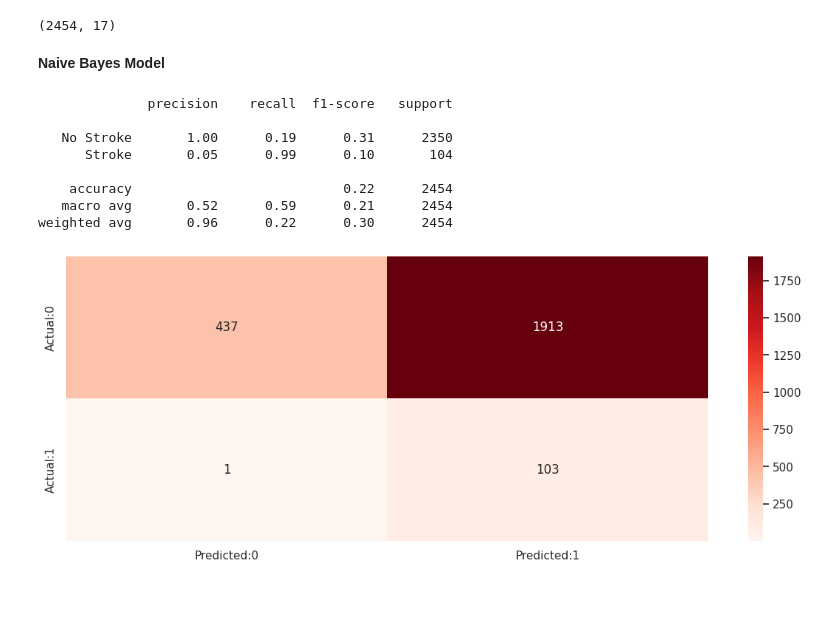
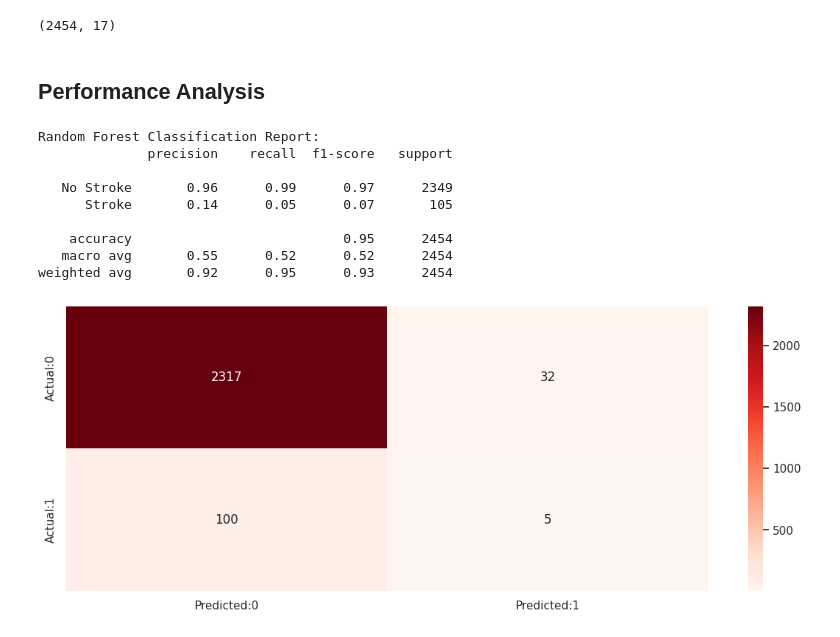
Before and after one commit to Chii2401344/BCS102_Assignment, a Jupyter notebook: BCS102_Assignment.ipynb, the cells around one changed output. Saved outputs shown, nothing was run; the diff lists cells and outputs as text; code cells hidden in the pictures; blank space fills up the shorter version.

```diff
--- a/BCS102_Assignment.ipynb
+++ b/BCS102_Assignment.ipynb
@@ -432,7 +398,6 @@ plt.show()
 x_train, x_test, y_train, y_test = train_test_split(
     x_encoded, y,
     test_size=0.5,         # 50% train, 50% test
-    stratify=y,            # preserves class balance
     random_state=42        # ensures reproducibility
 )
 
@@ -492,7 +438,0 @@ weighted avg       0.96      0.24      0.33      2454
-# %%
-# Random Forest Classified Model
-rfc = RandomForestClassifier(random_state=42, class_weight='balanced')
-rfc.fit(x_train, y_train)
-y_pred_rfc1 = rfc.predict(x_test)
-
-print(classification_report(y_test, y_pred_rfc1))
@@ -540,27 +471,47 @@ Name: count, dtype: int64
 print(x_test.shape)
 # %% [output]
 (2454, 17)
-# %% [markdown]
-**Naive Bayes Model**
-# %%
-# initialize naive bayes model
-nb_fit2 = nb.fit(x_train_balanced, y_train_balanced)
-y_pred_nb2 = nb.predict(x_test)
-
-print(classification_report(y_test, y_pred_nb2, target_names=["No Stroke", "Stroke"]))
-# %% [output]
-              precision    recall  f1-score   support
-
-   No Stroke       1.00      0.19      0.31      2350
-      Stroke       0.05      0.99      0.10       104
-
-    accuracy                           0.22      2454
-   macro avg       0.52      0.59      0.21      2454
-weighted avg       0.96      0.22      0.30      2454
+# %%
+from sklearn.pipeline import Pipeline
+from sklearn.linear_model import LinearRegression,LogisticRegression
+from sklearn.tree import DecisionTreeRegressor,DecisionTreeClassifier
+from sklearn.ensemble import RandomForestClassifier
+from sklearn.svm import SVC
+
+# Scale data in pipeline, then split
+rf_pipeline = Pipeline(steps = [('scale',StandardScaler()),('RF',RandomForestClassifier(random_state=42))])
+logreg_pipeline = Pipeline(steps = [('scale',StandardScaler()),('LR',LogisticRegression(random_state=42))])
+
+# Fitting data into pipeline
+rf_pipeline.fit(x_train_balanced, y_train_balanced)
+logreg_pipeline.fit(x_train_balanced, y_train_balanced)
+
+# Prediction Models
+rf_pred = rf_pipeline.predict(x_test)
+logreg_pred = logreg_pipeline.predict(x_test)
+
+# Generate classification reports
+rf_report = classification_report(y_test,rf_pred, target_names=["No Stroke", "Stroke"])
+logreg_report = classification_report(y_test,logreg_pred, target_names=["No Stroke", "Stroke"])
+# %% [markdown]
+## **Performance Analysis**
 # %%
+# Displaying Performance Reports
+print("Random Forest Classification Report:")
+print(rf_report)
+cm = confusion_matrix(y_test,rf_pred)
+
 plt.figure(figsize=(14,5))
-cm = confusion_matrix(y_test, y_pred_nb2)
 conf_matrix = pd.DataFrame(data=cm,columns=['Predicted:0','Predicted:1'],index=['Actual:0','Actual:1'])
 sns.heatmap(conf_matrix, annot=True,fmt='d',cmap="Reds");
 # %% [output]
+Random Forest Classification Report:
+              precision    recall  f1-score   support
+
+   No Stroke       0.96      0.99      0.97      2349
+      Stroke       0.14      0.05      0.07       105
+
+    accuracy                           0.95      2454
+   macro avg       0.55      0.52      0.52      2454
+weighted avg       0.92      0.95      0.93      2454
-[figure, old version]
+[figure, new version]
```
Also changed, not shown: parts of 21 cells of this notebook.
